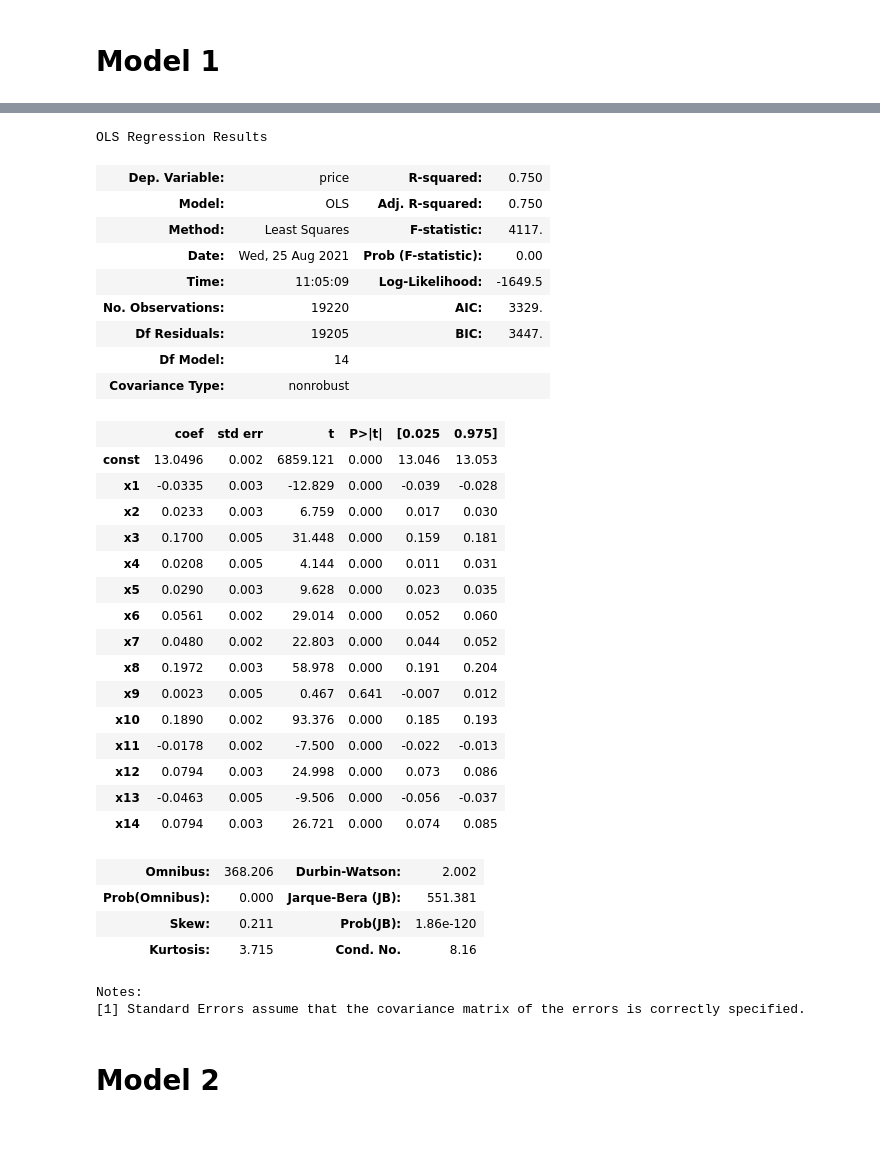
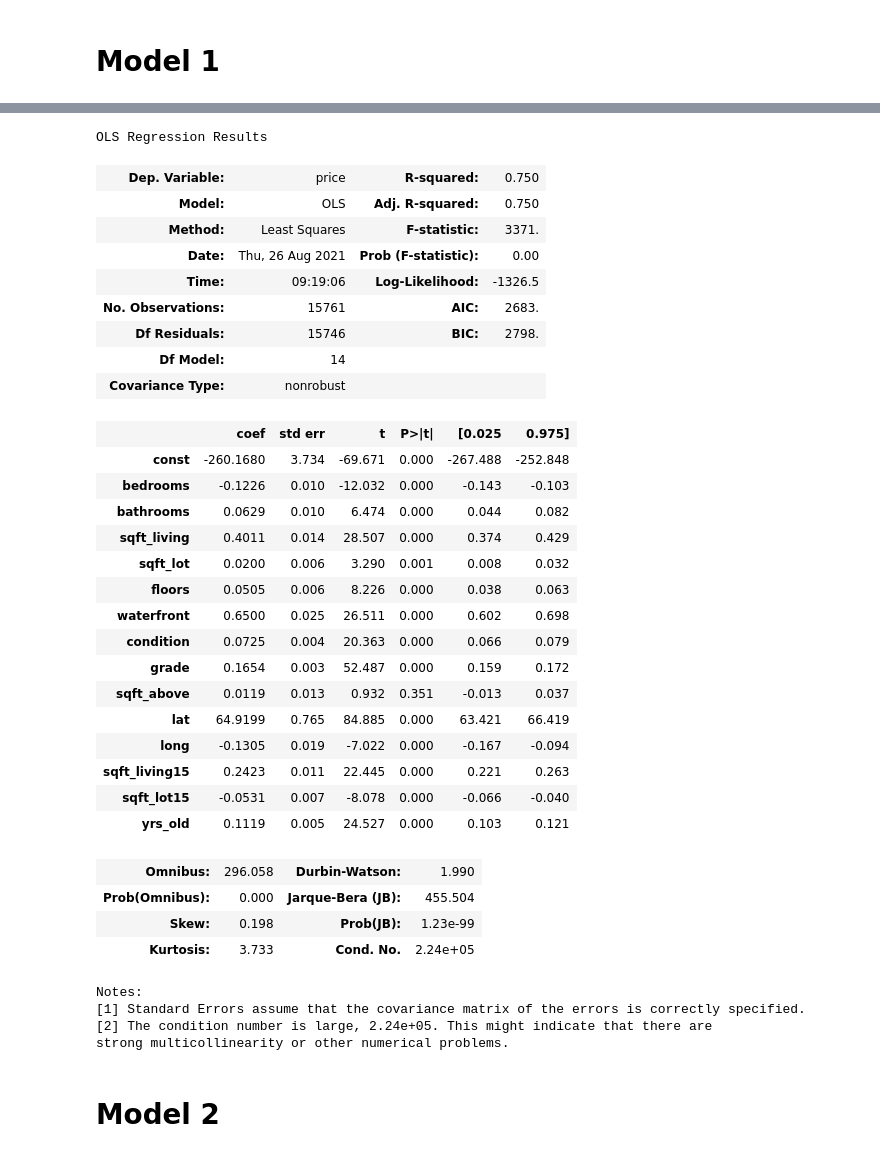
Before and after one commit to ericdnbn/Phase_2_Project, a Jupyter notebook: Eric's Project 2 Notebook.ipynb, the cells around one changed output, grey strips where cells are left out. Cells and saved outputs as stored; diff of their text form; code cells hidden in the pictures.

```diff
--- a/Eric's Project 2 Notebook.ipynb
+++ b/Eric's Project 2 Notebook.ipynb
@@ -88,0 +126,4 @@ df['price'].hist();
+# %%
+df['county_long'] = df.apply (lambda row: label_long(row), axis=1)
+# %%
+df.dropna(inplace=True)
@@ -89,10 +150,12 @@ df['price'].hist();
+# %%
+df = df.replace([np.inf, -np.inf], np.nan)
 # %%
 # 'View' is an ambiguous feature
 #'zipcode' is categorical data that would created 70 new columns if we created dummies
 # 'yr_renovated' is ambiguous as well
 #'sqft_basement' is an odd datatype, and is a portion of sqft_living, and thus multicollinear.
 
-df.drop(axis=1, columns=['view', 'zipcode', 'yr_renovated','sqft_basement'], inplace=True)
+df.drop(axis=1, columns=['view', 'zipcode', 'yr_renovated'], inplace=True)
 # %%
 #df['year'] = df['date'].map(lambda x: datetime.strptime(x, "%m/%d/%Y").year)
 # %%
@@ -356,62 +421,64 @@ y = df['price']
 X_col = ['bedrooms',
          'bathrooms',
          'sqft_living',
          'sqft_lot',
          'floors',
          'waterfront',
          'condition',
          'grade',
          'sqft_above', 'lat', 'long', 'sqft_living15', 'sqft_lot15', 'yrs_old']
 X = df[X_col]
 
-scaler = StandardScaler()
+#scaler = StandardScaler()
 
-X_scale = scaler.fit_transform(X)
+#X_scale = scaler.fit_transform(X)
 
 # Using the sm.OLS() method, we need to manually add constant to the model
-X = sm.add_constant(X_scale)
+X = sm.add_constant(X)
 
 # Create the model object
 model = sm.OLS(y, X)
 
 # Fit the model to the dataset
 result = model.fit()
 
 # Print the summary output
 result.summary()
 # %% [output]
 OLS Regression Results
 | Dep. Variable: | price | R-squared: | 0.750 |
 | Model: | OLS | Adj. R-squared: | 0.750 |
-| Method: | Least Squares | F-statistic: | 4117. |
-| Date: | Wed, 25 Aug 2021 | Prob (F-statistic): | 0.00 |
-| Time: | 11:05:09 | Log-Likelihood: | -1649.5 |
-| No. Observations: | 19220 | AIC: | 3329. |
-| Df Residuals: | 19205 | BIC: | 3447. |
+| Method: | Least Squares | F-statistic: | 3371. |
+| Date: | Thu, 26 Aug 2021 | Prob (F-statistic): | 0.00 |
+| Time: | 09:19:06 | Log-Likelihood: | -1326.5 |
+| No. Observations: | 15761 | AIC: | 2683. |
+| Df Residuals: | 15746 | BIC: | 2798. |
 | Df Model: | 14 |  |  |
 | Covariance Type: | nonrobust |  |  |
 |  | coef | std err | t | P>|t| | [0.025 | 0.975] |
-| const | 13.0496 | 0.002 | 6859.121 | 0.000 | 13.046 | 13.053 |
-| x1 | -0.0335 | 0.003 | -12.829 | 0.000 | -0.039 | -0.028 |
-| x2 | 0.0233 | 0.003 | 6.759 | 0.000 | 0.017 | 0.030 |
-| x3 | 0.1700 | 0.005 | 31.448 | 0.000 | 0.159 | 0.181 |
-| x4 | 0.0208 | 0.005 | 4.144 | 0.000 | 0.011 | 0.031 |
-| x5 | 0.0290 | 0.003 | 9.628 | 0.000 | 0.023 | 0.035 |
-| x6 | 0.0561 | 0.002 | 29.014 | 0.000 | 0.052 | 0.060 |
-| x7 | 0.0480 | 0.002 | 22.803 | 0.000 | 0.044 | 0.052 |
-| x8 | 0.1972 | 0.003 | 58.978 | 0.000 | 0.191 | 0.204 |
-| x9 | 0.0023 | 0.005 | 0.467 | 0.641 | -0.007 | 0.012 |
-| x10 | 0.1890 | 0.002 | 93.376 | 0.000 | 0.185 | 0.193 |
-| x11 | -0.0178 | 0.002 | -7.500 | 0.000 | -0.022 | -0.013 |
-| x12 | 0.0794 | 0.003 | 24.998 | 0.000 | 0.073 | 0.086 |
-| x13 | -0.0463 | 0.005 | -9.506 | 0.000 | -0.056 | -0.037 |
-| x14 | 0.0794 | 0.003 | 26.721 | 0.000 | 0.074 | 0.085 |
+| const | -260.1680 | 3.734 | -69.671 | 0.000 | -267.488 | -252.848 |
+| bedrooms | -0.1226 | 0.010 | -12.032 | 0.000 | -0.143 | -0.103 |
+| bathrooms | 0.0629 | 0.010 | 6.474 | 0.000 | 0.044 | 0.082 |
+| sqft_living | 0.4011 | 0.014 | 28.507 | 0.000 | 0.374 | 0.429 |
+| sqft_lot | 0.0200 | 0.006 | 3.290 | 0.001 | 0.008 | 0.032 |
+| floors | 0.0505 | 0.006 | 8.226 | 0.000 | 0.038 | 0.063 |
+| waterfront | 0.6500 | 0.025 | 26.511 | 0.000 | 0.602 | 0.698 |
+| condition | 0.0725 | 0.004 | 20.363 | 0.000 | 0.066 | 0.079 |
+| grade | 0.1654 | 0.003 | 52.487 | 0.000 | 0.159 | 0.172 |
+| sqft_above | 0.0119 | 0.013 | 0.932 | 0.351 | -0.013 | 0.037 |
+| lat | 64.9199 | 0.765 | 84.885 | 0.000 | 63.421 | 66.419 |
+| long | -0.1305 | 0.019 | -7.022 | 0.000 | -0.167 | -0.094 |
+| sqft_living15 | 0.2423 | 0.011 | 22.445 | 0.000 | 0.221 | 0.263 |
+| sqft_lot15 | -0.0531 | 0.007 | -8.078 | 0.000 | -0.066 | -0.040 |
+| yrs_old | 0.1119 | 0.005 | 24.527 | 0.000 | 0.103 | 0.121 |
-| Omnibus: | 368.206 | Durbin-Watson: | 2.002 |
-| Prob(Omnibus): | 0.000 | Jarque-Bera (JB): | 551.381 |
-| Skew: | 0.211 | Prob(JB): | 1.86e-120 |
-| Kurtosis: | 3.715 | Cond. No. | 8.16 |
+| Omnibus: | 296.058 | Durbin-Watson: | 1.990 |
+| Prob(Omnibus): | 0.000 | Jarque-Bera (JB): | 455.504 |
+| Skew: | 0.198 | Prob(JB): | 1.23e-99 |
+| Kurtosis: | 3.733 | Cond. No. | 2.24e+05 |
 Notes:
 [1] Standard Errors assume that the covariance matrix of the errors is correctly specified.
+[2] The condition number is large, 2.24e+05. This might indicate that there are
+strong multicollinearity or other numerical problems.
 # %% [markdown]
 # Model 2
 # %%
```
Also changed, not shown: parts of 135 cells of this notebook, 5 other files.
